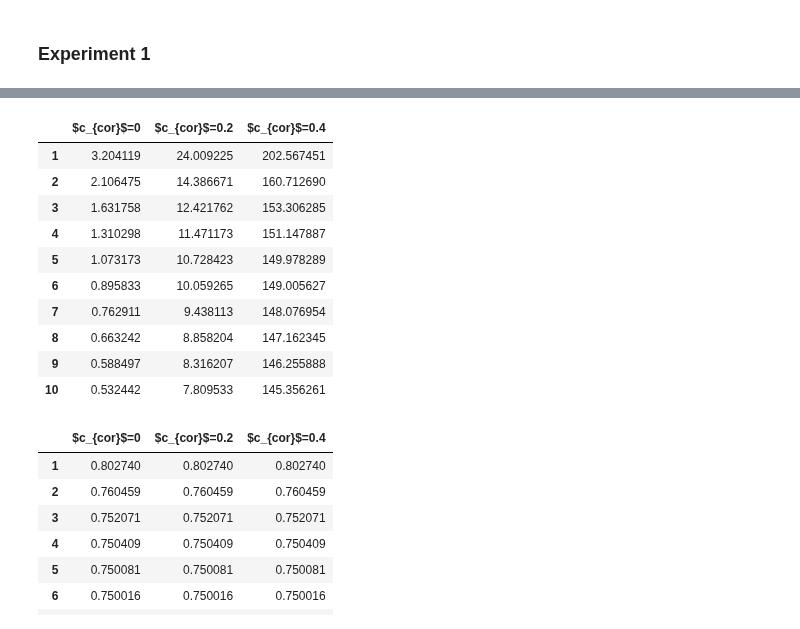
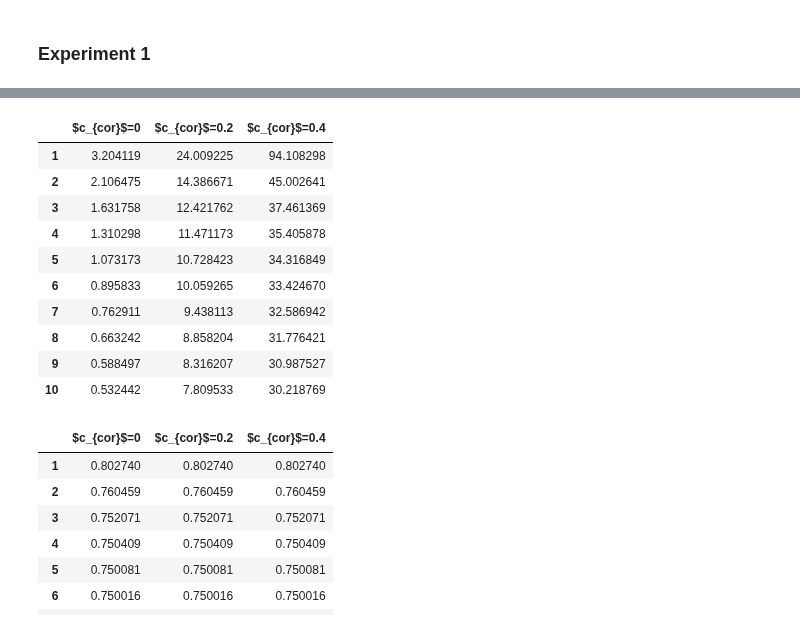
Before and after one commit to l3LlFF/course, a Jupyter notebook: conda/code/main.ipynb, the cells around one changed output, grey strips where cells are left out. Saved outputs shown, nothing was run; the diff lists cells and outputs as text; code cells hidden in the pictures.

```diff
--- a/conda/Untitled.ipynb
+++ b/conda/code/main.ipynb
@@ -844,22 +871,22 @@ plt.show();
 # %%
 columns = ['$c_{cor}$=0','$c_{cor}$=0.2','$c_{cor}$=0.4']
 df_K = pd.DataFrame(np.array(Ks_all).T,
              columns=columns,
             index=list(range(1,K_RANGE)))
-df_K.to_excel('exp_1/K.xlsx')
+df_K.to_excel('exp_2/L.xlsx')
 df_K
 # %% [output]
 |  | $c_{cor}$=0 | $c_{cor}$=0.2 | $c_{cor}$=0.4 |
-| 1 | 3.204119 | 24.009225 | 202.567451 |
-| 2 | 2.106475 | 14.386671 | 160.712690 |
-| 3 | 1.631758 | 12.421762 | 153.306285 |
-| 4 | 1.310298 | 11.471173 | 151.147887 |
-| 5 | 1.073173 | 10.728423 | 149.978289 |
-| 6 | 0.895833 | 10.059265 | 149.005627 |
-| 7 | 0.762911 | 9.438113 | 148.076954 |
-| 8 | 0.663242 | 8.858204 | 147.162345 |
-| 9 | 0.588497 | 8.316207 | 146.255888 |
-| 10 | 0.532442 | 7.809533 | 145.356261 |
+| 1 | 3.204119 | 24.009225 | 94.108298 |
+| 2 | 2.106475 | 14.386671 | 45.002641 |
+| 3 | 1.631758 | 12.421762 | 37.461369 |
+| 4 | 1.310298 | 11.471173 | 35.405878 |
+| 5 | 1.073173 | 10.728423 | 34.316849 |
+| 6 | 0.895833 | 10.059265 | 33.424670 |
+| 7 | 0.762911 | 9.438113 | 32.586942 |
+| 8 | 0.663242 | 8.858204 | 31.776421 |
+| 9 | 0.588497 | 8.316207 | 30.987527 |
+| 10 | 0.532442 | 7.809533 | 30.218769 |
 # %%
 columns = ['$c_{cor}$=0','$c_{cor}$=0.2','$c_{cor}$=0.4']
 df_rho = pd.DataFrame(np.array(rhos_all).T,
```
Also changed, not shown: parts of 33 cells of this notebook, 43 other files.
